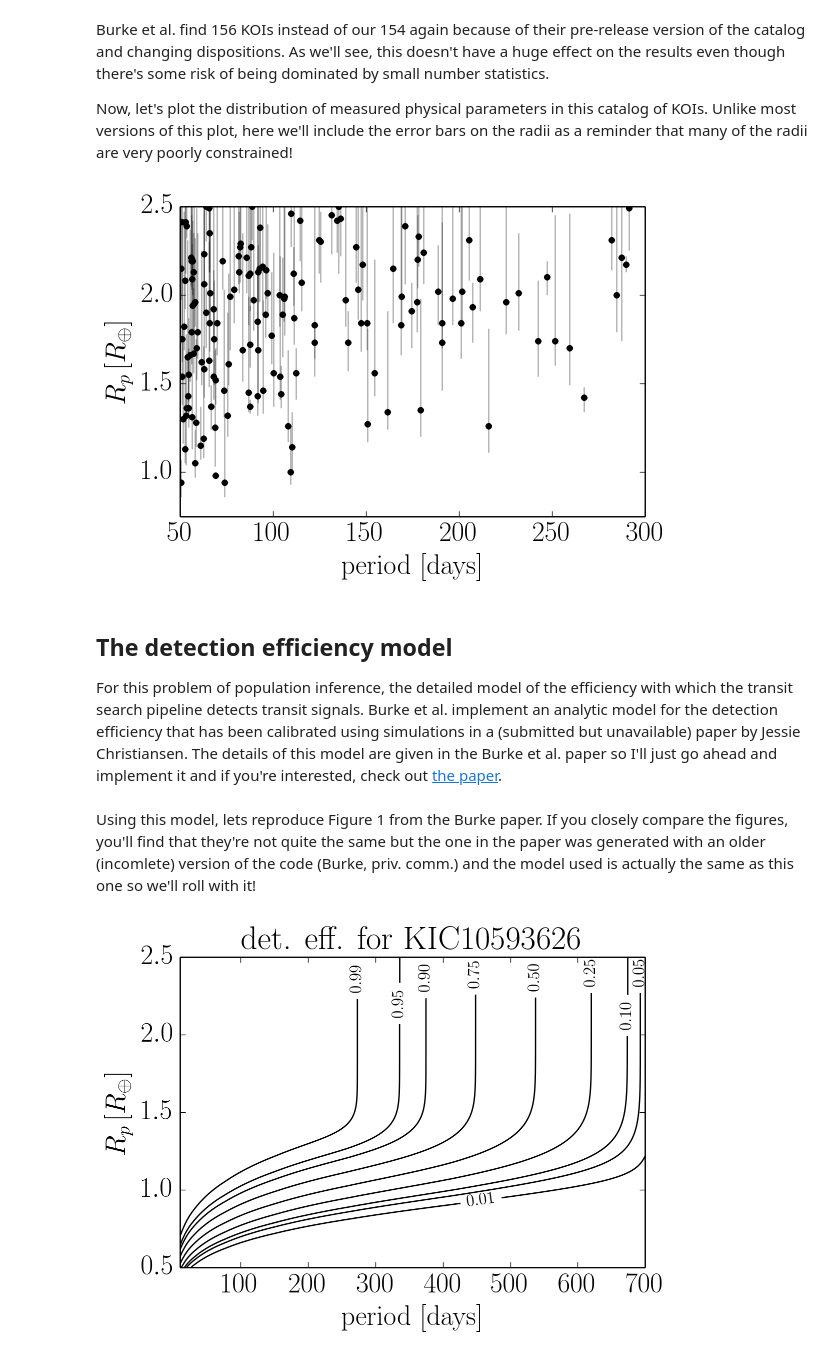
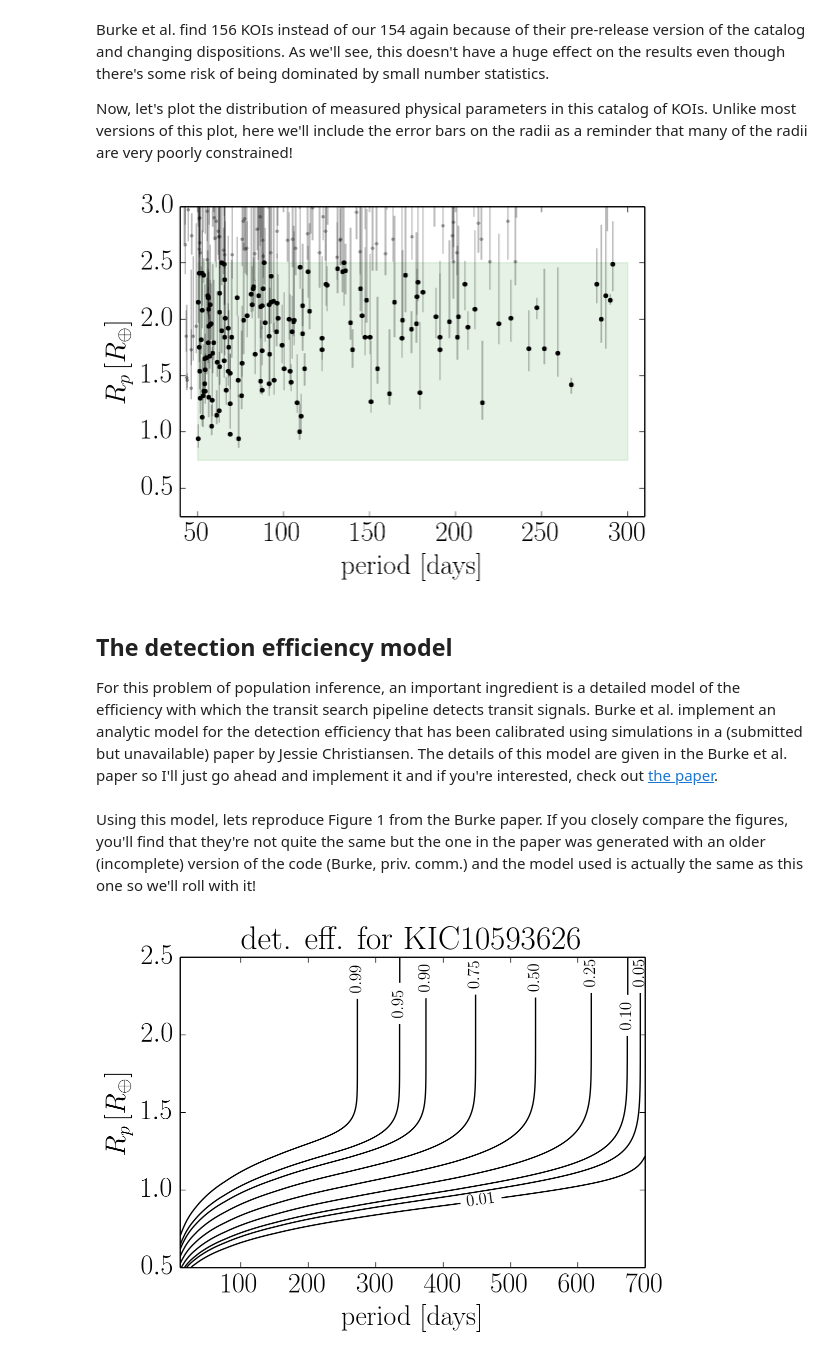
Before and after one commit to dfm/dfm.github.com, a Jupyter notebook: downloads/notebooks/exopop.ipynb, the cells around one changed output. Saved outputs shown, nothing was run; the diff lists cells and outputs as text; code cells hidden in the pictures.

```diff
--- a/downloads/notebooks/exopop.ipynb
+++ b/downloads/notebooks/exopop.ipynb
@@ -113,14 +112,15 @@ Next up, let's make the cuts on the KOI list:
 # %%
+kois = get_catalog("q1_q16_koi")
+
 period_rng = (50, 300)
 rp_rng = (0.75, 2.5)
-
-base_kois = pd.DataFrame(kois)
 
 # Join on the stellar list.
 kois = pd.merge(kois, stlr[["kepid"]], on="kepid", how="inner")
 
 # Only select the KOIs in the relevant part of parameter space.
-m = (kois.koi_pdisposition == "CANDIDATE")  # | (kois.koi_disposition == "CONFIRMED")
+m = kois.koi_pdisposition == "CANDIDATE"
+base_kois = pd.DataFrame(kois[m])
 m &= (period_rng[0] <= kois.koi_period) & (kois.koi_period <= period_rng[1])
 m &= np.isfinite(kois.koi_prad) & (rp_rng[0] <= kois.koi_prad) & (kois.koi_prad <= rp_rng[1])
 
@@ -134,20 +134,21 @@ Burke et al. find 156 KOIs instead of our 154 again because of their pre-release
 
 Now, let's plot the distribution of measured physical parameters in this catalog of KOIs. Unlike most versions of this plot, here we'll include the error bars on the radii as a reminder that many of the radii are very poorly constrained!
 # %%
-yerr = np.abs(np.array(kois[["koi_prad_err2", "koi_prad_err1"]])).T
-pl.errorbar(kois.koi_period, kois.koi_prad, yerr=yerr, fmt="ok", ms=4,
+yerr = np.abs(np.array(base_kois[["koi_prad_err2", "koi_prad_err1"]])).T
+pl.errorbar(base_kois.koi_period, base_kois.koi_prad, yerr=yerr, fmt=".k", ms=4,
             capsize=0, alpha=0.3)
-pl.plot(kois.koi_period, kois.koi_prad, "ok", ms=4)
-pl.xlim(period_rng)
-pl.ylim(rp_rng)
+pl.plot(kois.koi_period, kois.koi_prad, ".k", ms=6)
+pl.fill_between(period_rng, [rp_rng[1], rp_rng[1]], [rp_rng[0], rp_rng[0]], color="g", alpha=0.1)
+pl.xlim(period_rng + 10 * np.array([-1, 1]))
+pl.ylim(rp_rng + 0.5 * np.array([-1, 1]))
 pl.xlabel("period [days]")
 pl.ylabel("$R_p \, [R_\oplus]$");
 # %% [output]
-[figure, old version]
+[figure, new version]
 # %% [markdown]
 ## The detection efficiency model
 
-For this problem of population inference, the detailed model of the efficiency with which the transit search pipeline detects transit signals. Burke et al. implement an analytic model for the detection efficiency that has been calibrated using simulations in a (submitted but unavailable) paper by Jessie Christiansen. The details of this model are given in the Burke et al. paper so I'll just go ahead and implement it and if you're interested, check out [the paper](http://arxiv.org/abs/1506.04175).
+For this problem of population inference, an important ingredient is a detailed model of the efficiency with which the transit search pipeline detects transit signals. Burke et al. implement an analytic model for the detection efficiency that has been calibrated using simulations in a (submitted but unavailable) paper by Jessie Christiansen. The details of this model are given in the Burke et al. paper so I'll just go ahead and implement it and if you're interested, check out [the paper](http://arxiv.org/abs/1506.04175).
 # %%
 from scipy.stats import gamma
 
@@ -289,7 +290,7 @@ def get_completeness(star, period, rp, e, with_geom=True):
     pgeom = get_pgeom(aor, e)
     return pdet * pwin * pgeom
 # %% [markdown]
-Using this model, lets reproduce Figure 1 from the Burke paper. If you closely compare the figures, you'll find that they're not quite the same but the one in the paper was generated with an older (incomlete) version of the code (Burke, priv. comm.) and the model used is actually the same as this one so we'll roll with it!
+Using this model, lets reproduce Figure 1 from the Burke paper. If you closely compare the figures, you'll find that they're not quite the same but the one in the paper was generated with an older (incomplete) version of the code (Burke, priv. comm.) and the model used is actually the same as this one so we'll roll with it!
 # %%
 # Choose the star.
 star = stlr[stlr.kepid == 10593626].iloc[0]
```
Also changed, not shown: parts of 5 cells of this notebook, 1 other file.
